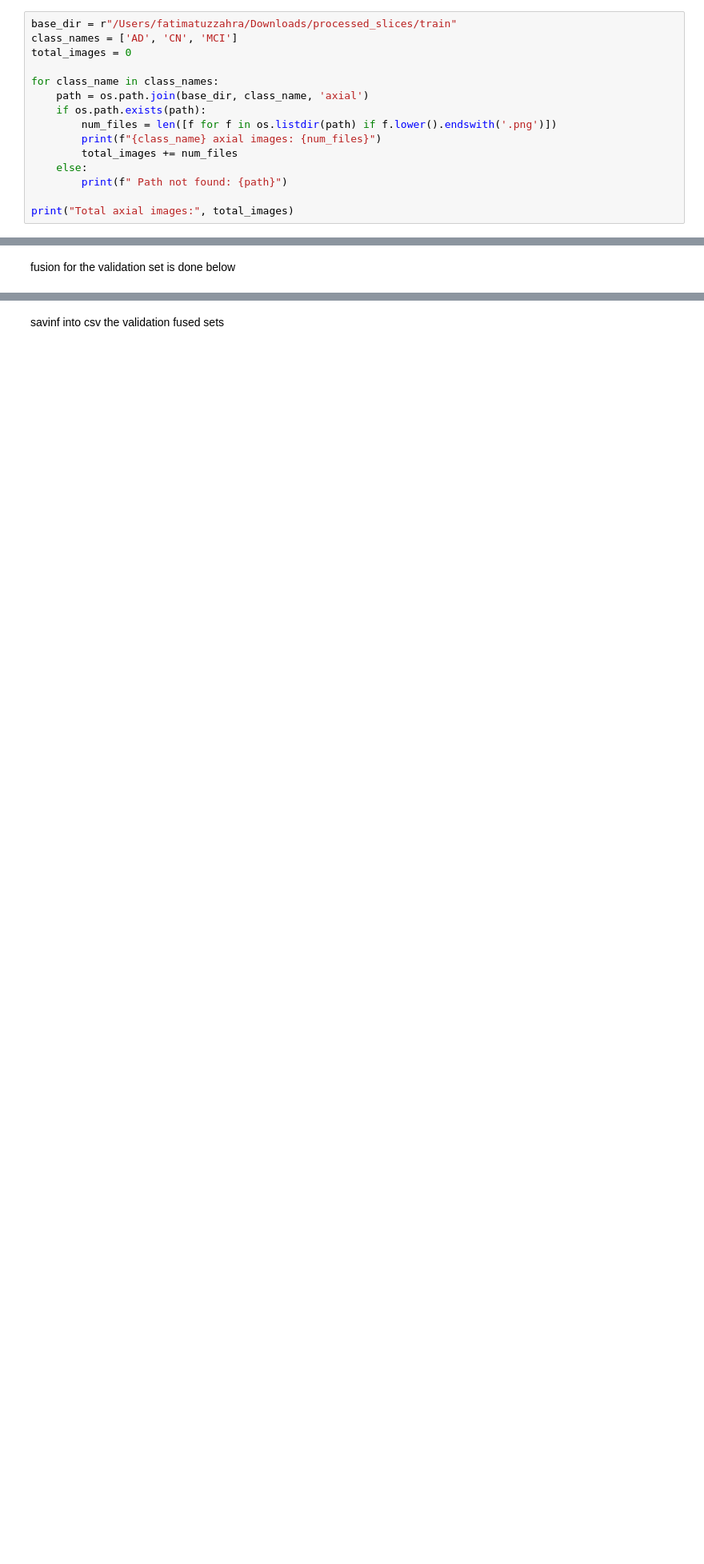
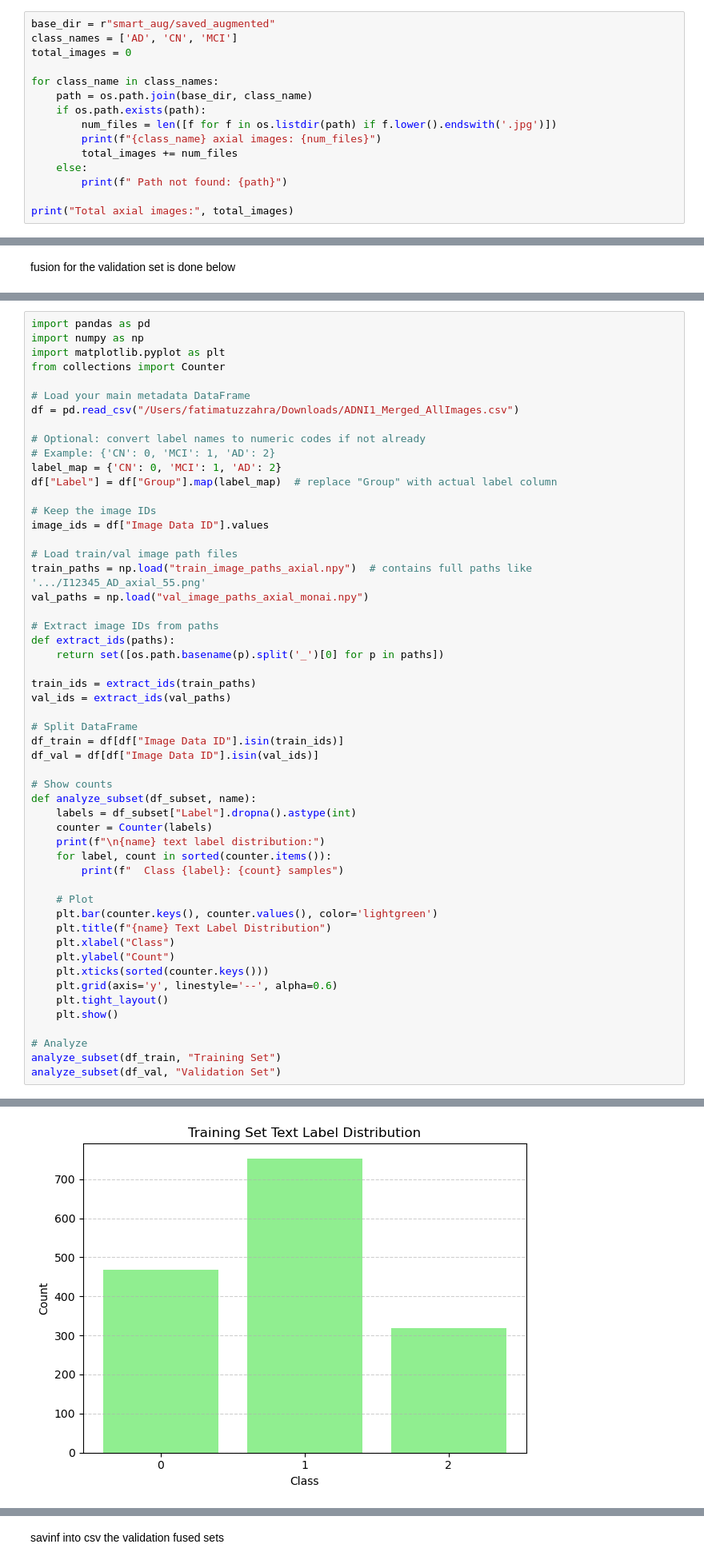
Before and after one commit to fatima-tuz-zahra-123/Neurological_disease_detection, a Jupyter notebook: newer_code.ipynb, the cells around one changed output, grey strips where cells are left out. Shown at 80% size. Drawn from its saved outputs; the diff is of its cells as text; blank space fills up the shorter version.

```diff
--- a/newer_code.ipynb
+++ b/newer_code.ipynb
@@ -28,14 +28,14 @@ from torch import nn
 from torch.utils.data import DataLoader, TensorDataset
 from sklearn.ensemble import RandomForestClassifier
 # %%
-base_dir = r"/Users/fatimatuzzahra/Downloads/processed_slices/train"
+base_dir = r"smart_aug/saved_augmented"
 class_names = ['AD', 'CN', 'MCI']
 total_images = 0
 
 for class_name in class_names:
-    path = os.path.join(base_dir, class_name, 'axial')
+    path = os.path.join(base_dir, class_name)
     if os.path.exists(path):
-        num_files = len([f for f in os.listdir(path) if f.lower().endswith('.png')])
+        num_files = len([f for f in os.listdir(path) if f.lower().endswith('.jpg')])
         print(f"{class_name} axial images: {num_files}")
         total_images += num_files
     else:
@@ -686,0 +723,54 @@ print(" Labels shape:", fused_labels.shape)
+# %%
+import pandas as pd
+import numpy as np
+import matplotlib.pyplot as plt
+from collections import Counter
+
+# Load your main metadata DataFrame
+df = pd.read_csv("/Users/fatimatuzzahra/Downloads/ADNI1_Merged_AllImages.csv")
+
+# Optional: convert label names to numeric codes if not already
+# Example: {'CN': 0, 'MCI': 1, 'AD': 2}
+label_map = {'CN': 0, 'MCI': 1, 'AD': 2}
+df["Label"] = df["Group"].map(label_map)  # replace "Group" with actual label column
+
+# Keep the image IDs
+image_ids = df["Image Data ID"].values
+
+# Load train/val image path files
+train_paths = np.load("train_image_paths_axial.npy")  # contains full paths like '.../I12345_AD_axial_55.png'
+val_paths = np.load("val_image_paths_axial_monai.npy")
+
+# Extract image IDs from paths
+def extract_ids(paths):
+    return set([os.path.basename(p).split('_')[0] for p in paths])
+
+train_ids = extract_ids(train_paths)
+val_ids = extract_ids(val_paths)
+
+# Split DataFrame
+df_train = df[df["Image Data ID"].isin(train_ids)]
+df_val = df[df["Image Data ID"].isin(val_ids)]
+
+# Show counts
+def analyze_subset(df_subset, name):
+    labels = df_subset["Label"].dropna().astype(int)
+    counter = Counter(labels)
+    print(f"\n{name} text label distribution:")
+    for label, count in sorted(counter.items()):
+        print(f"  Class {label}: {count} samples")
+
+    # Plot
+    plt.bar(counter.keys(), counter.values(), color='lightgreen')
+    plt.title(f"{name} Text Label Distribution")
+    plt.xlabel("Class")
+    plt.ylabel("Count")
+    plt.xticks(sorted(counter.keys()))
+    plt.grid(axis='y', linestyle='--', alpha=0.6)
+    plt.tight_layout()
+    plt.show()
+
+# Analyze
+analyze_subset(df_train, "Training Set")
+analyze_subset(df_val, "Validation Set")
+# %% [output]
@@ -686,0 +781 @@ print(" Labels shape:", fused_labels.shape)
+[figure, added]
```
Also changed, not shown: parts of 32 cells of this notebook.
